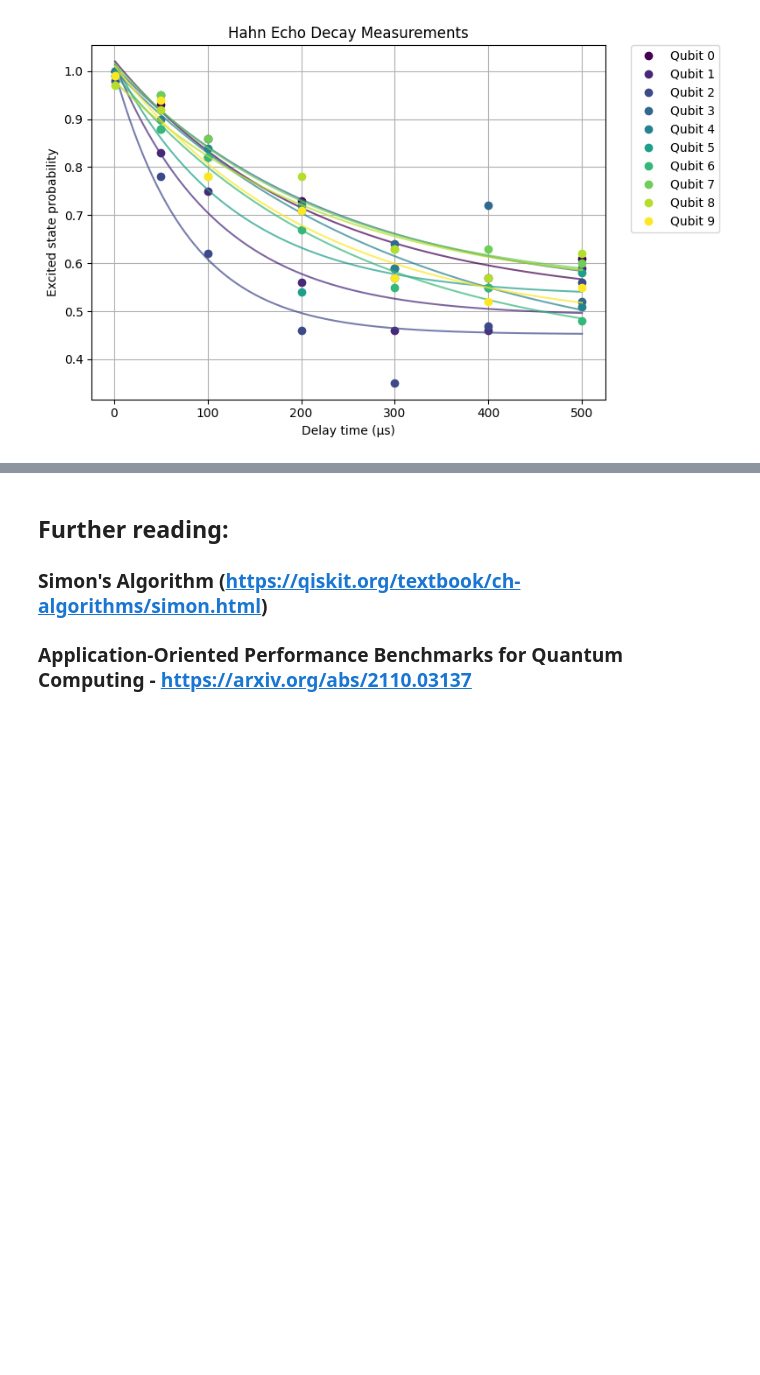
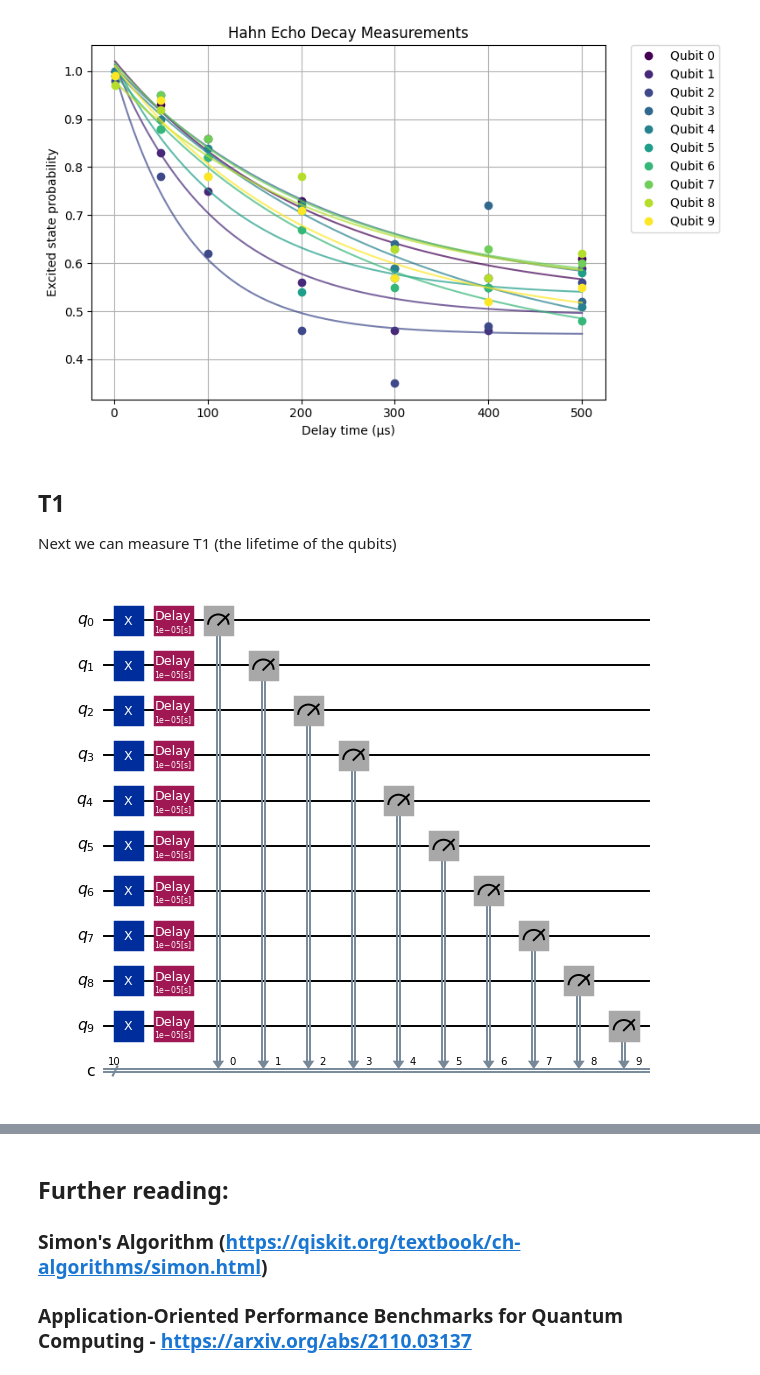
Before and after one commit to UMassIonTrappers/Introduction-to-Quantum-Computing, a Jupyter notebook: labs/Lab_08_Deutsch_Jozsa_and_Bernstein_Vazirani_and_benchmarks.ipynb, the cells around one changed output, grey strips where cells are left out. Drawn from its saved outputs; the diff is of its cells as text; code cells hidden in the pictures; blank space fills up the shorter version.

```diff
--- a/labs/Lab_08_Deutsch_Jozsa_and_Bernstein_Vazirani_and_benchmarks.ipynb
+++ b/labs/Lab_08_Deutsch_Jozsa_and_Bernstein_Vazirani_and_benchmarks.ipynb
@@ -1087,3 +1089,25 @@ plt.tight_layout()
 plt.show()
 # %% [output]
 [figure]
+# %% [markdown]
+## T1
+
+Next we can measure T1 (the lifetime of the qubits)
+# %%
+# T1 decay function
+def exp_decay(t, A, T1, B):
+    return A * np.exp(-t / T1) + B
+
+# Parallel T1 circuit generator
+def parallel_t1(delay, backend, num_qubits):
+    qc = QuantumCircuit(num_qubits, num_qubits)
+    for q in range(num_qubits):
+        qc.x(q)  # excite
+        qc.delay(delay, q, unit="s")  # wait
+        qc.measure(q, q)
+    return qc
+# %%
+circuit = parallel_t1( 10e-6, backend, num_qubits=10)
+circuit.draw('mpl',scale=0.7)
+# %% [output]
+[figure, added]
```
Also changed, not shown: parts of 6 cells of this notebook.
